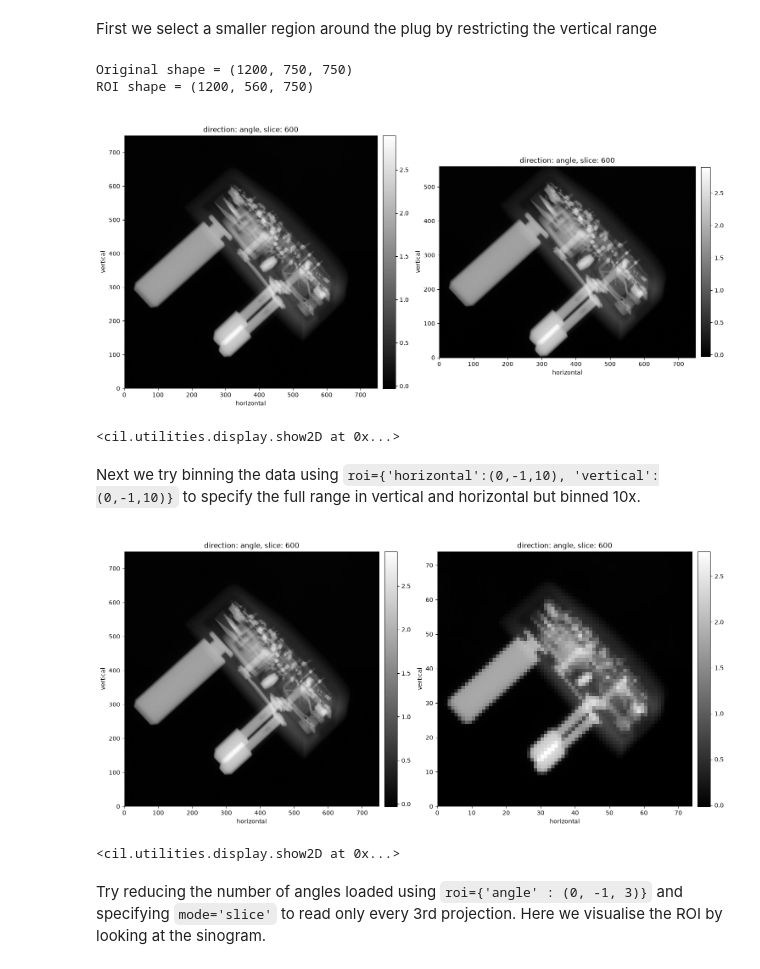
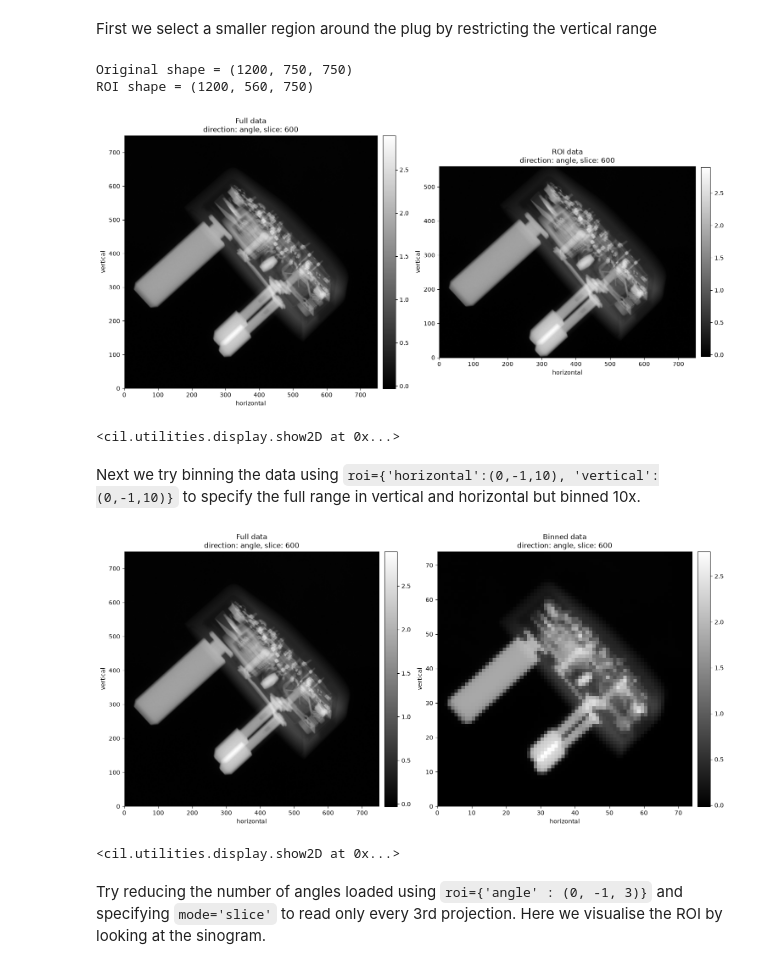
Before and after one commit to TomographicImaging/CIL-Reader-Showcase, a Jupyter notebook: 005_WaygateReader_Plug.ipynb, the cells around one changed output. Drawn from its saved outputs; the diff is of its cells as text; code cells hidden in the pictures.

```diff
--- a/005_WaygateReader_Plug.ipynb
+++ b/005_WaygateReader_Plug.ipynb
@@ -186,22 +186,22 @@ First we select a smaller region around the plug by restricting the vertical ran
 # %%
 data_roi = WaygateDataReader(filename, roi={'vertical':(90, 650)}).read()
 data_roi = TransmissionAbsorptionConverter()(data_roi)
 print(f'Original shape = {data.shape}')
 print(f'ROI shape = {data_roi.shape}')
-show2D([data_norm, data_roi])
+show2D([data_norm, data_roi], title=['Full data', 'ROI data'])
 # %% [output]
 Original shape = (1200, 750, 750)
 ROI shape = (1200, 560, 750)
-[figure, old version]
+[figure, new version]
 <cil.utilities.display.show2D at 0x...>
 # %% [markdown]
 Next we try binning the data using `roi={'horizontal':(0,-1,10), 'vertical':(0,-1,10)}` to specify the full range in vertical and horizontal but binned 10x.
 # %%
 data_binned = WaygateDataReader(filename, roi={'horizontal':(0,-1,10), 'vertical':(0,-1,10)}).read()
 data_binned = TransmissionAbsorptionConverter()(data_binned)
-show2D([data_norm, data_binned])
+show2D([data_norm, data_binned], title=['Full data', 'Binned data'])
 # %% [output]
-[figure, old version]
+[figure, new version]
 <cil.utilities.display.show2D at 0x...>
 # %% [markdown]
 Try reducing the number of angles loaded using `roi={'angle' : (0, -1, 3)}` and specifying `mode='slice'` to read only every 3rd projection. Here we visualise the ROI by looking at the sinogram.
```
Also changed, not shown: parts of 6 cells of this notebook, 4 other files.
